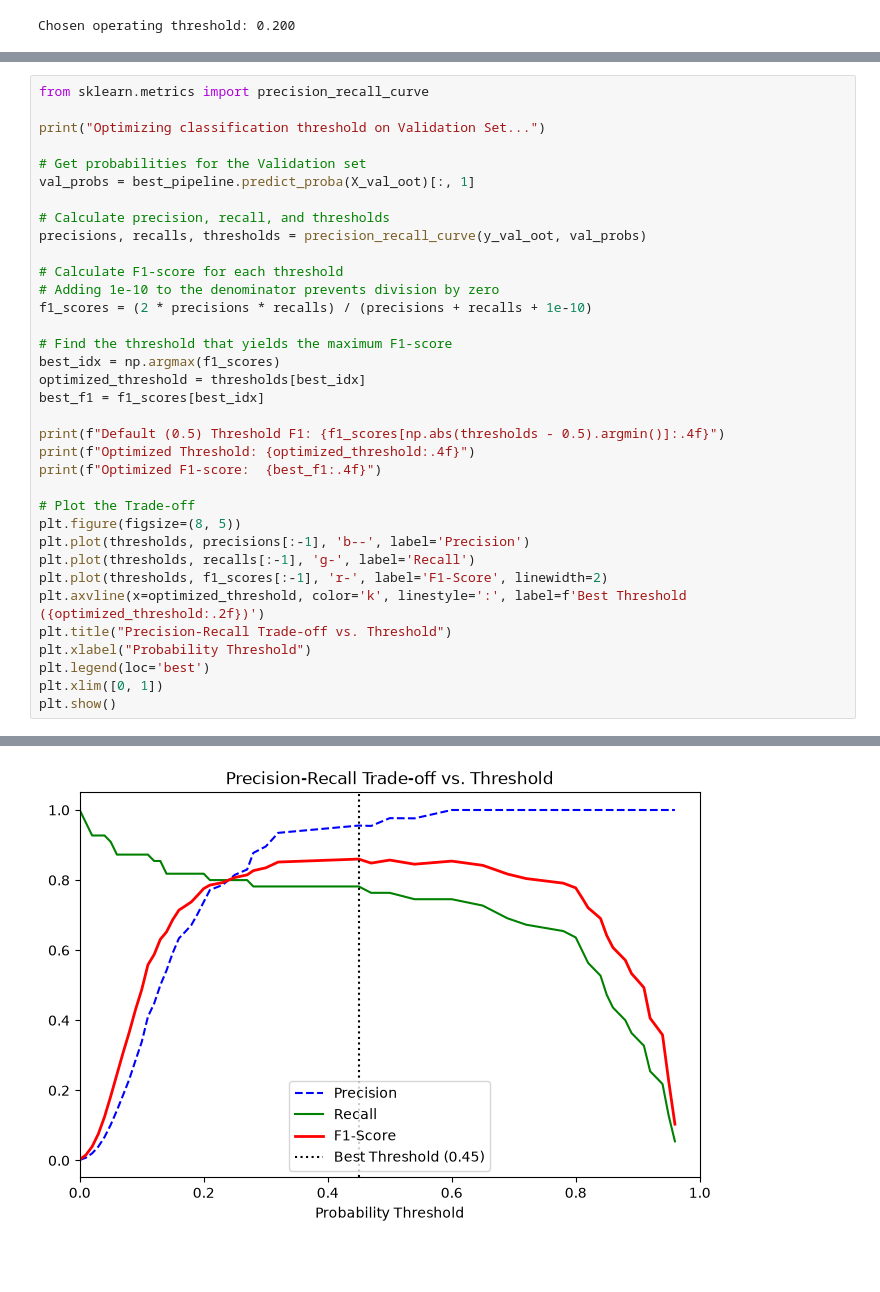
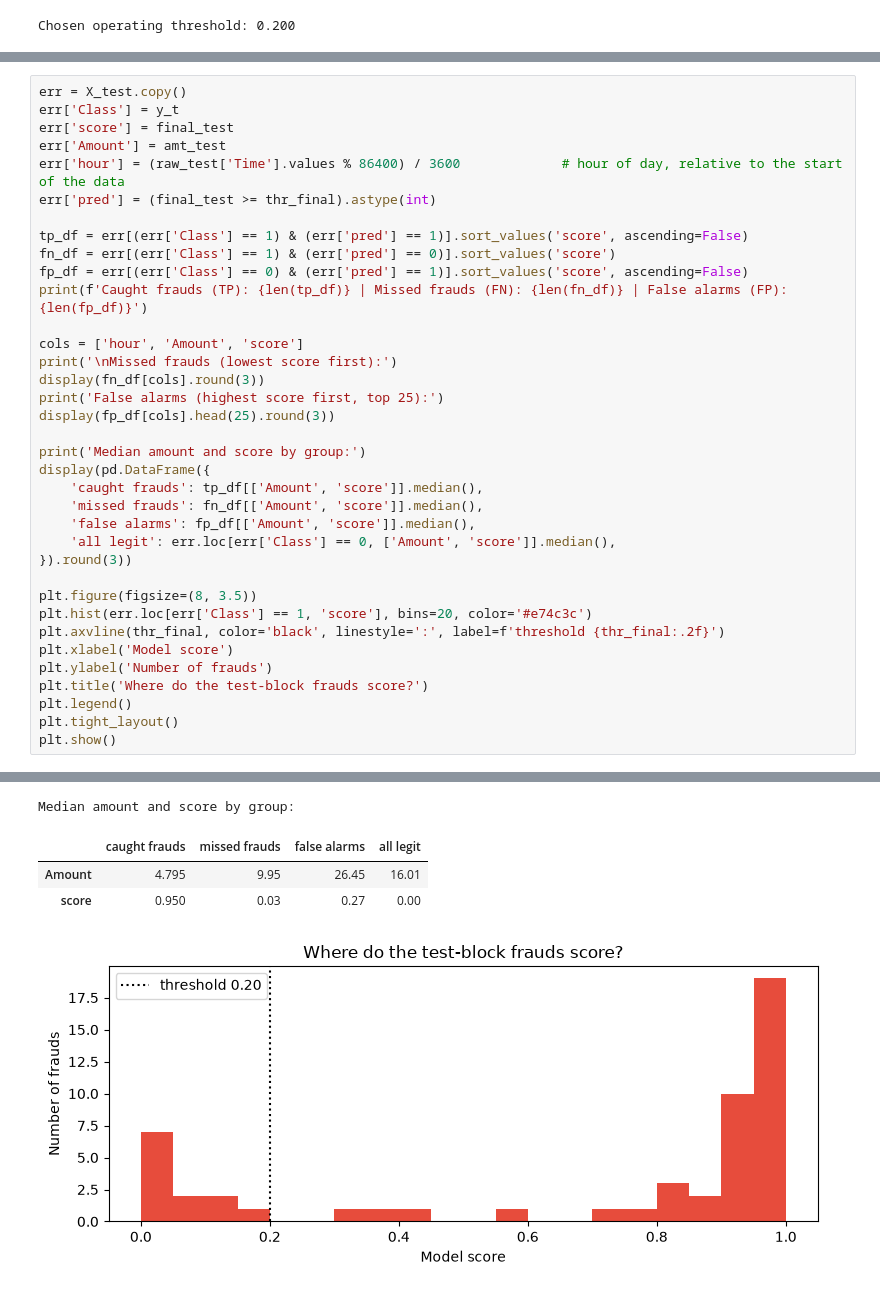
Before and after one commit to shashwat-158/credit-card-fraud-detection, a Jupyter notebook: notebook/credit_card_fraud_detection.ipynb, the cells around one changed output, grey strips where cells are left out. Cells and saved outputs as stored; diff of their text form; blank space fills up the shorter version.

```diff
--- a/notebook/credit_card_fraud_detection.ipynb
+++ b/notebook/credit_card_fraud_detection.ipynb
@@ -937,36 +990,37 @@ Training complete!
 # %%
-from sklearn.metrics import precision_recall_curve
+err = X_test.copy()
+err['Class'] = y_t
+err['score'] = final_test
+err['Amount'] = amt_test
+err['hour'] = (raw_test['Time'].values % 86400) / 3600             # hour of day, relative to the start of the data
+err['pred'] = (final_test >= thr_final).astype(int)
 
-print("Optimizing classification threshold on Validation Set...")
+tp_df = err[(err['Class'] == 1) & (err['pred'] == 1)].sort_values('score', ascending=False)
+fn_df = err[(err['Class'] == 1) & (err['pred'] == 0)].sort_values('score')
+fp_df = err[(err['Class'] == 0) & (err['pred'] == 1)].sort_values('score', ascending=False)
+print(f'Caught frauds (TP): {len(tp_df)} | Missed frauds (FN): {len(fn_df)} | False alarms (FP): {len(fp_df)}')
 
-# Get probabilities for the Validation set
-val_probs = best_pipeline.predict_proba(X_val_oot)[:, 1]
+cols = ['hour', 'Amount', 'score']
+print('\nMissed frauds (lowest score first):')
+display(fn_df[cols].round(3))
+print('False alarms (highest score first, top 25):')
+display(fp_df[cols].head(25).round(3))
 
-# Calculate precision, recall, and thresholds
-precisions, recalls, thresholds = precision_recall_curve(y_val_oot, val_probs)
+print('Median amount and score by group:')
+display(pd.DataFrame({
+    'caught frauds': tp_df[['Amount', 'score']].median(),
+    'missed frauds': fn_df[['Amount', 'score']].median(),
+    'false alarms': fp_df[['Amount', 'score']].median(),
+    'all legit': err.loc[err['Class'] == 0, ['Amount', 'score']].median(),
+}).round(3))
 
-# Calculate F1-score for each threshold
-# Adding 1e-10 to the denominator prevents division by zero
-f1_scores = (2 * precisions * recalls) / (precisions + recalls + 1e-10)
-
-# Find the threshold that yields the maximum F1-score
-best_idx = np.argmax(f1_scores)
-optimized_threshold = thresholds[best_idx]
-best_f1 = f1_scores[best_idx]
-
-print(f"Default (0.5) Threshold F1: {f1_scores[np.abs(thresholds - 0.5).argmin()]:.4f}")
-print(f"Optimized Threshold: {optimized_threshold:.4f}")
-print(f"Optimized F1-score:  {best_f1:.4f}")
-
-# Plot the Trade-off
-plt.figure(figsize=(8, 5))
-plt.plot(thresholds, precisions[:-1], 'b--', label='Precision')
-plt.plot(thresholds, recalls[:-1], 'g-', label='Recall')
-plt.plot(thresholds, f1_scores[:-1], 'r-', label='F1-Score', linewidth=2)
-plt.axvline(x=optimized_threshold, color='k', linestyle=':', label=f'Best Threshold ({optimized_threshold:.2f})')
-plt.title("Precision-Recall Trade-off vs. Threshold")
-plt.xlabel("Probability Threshold")
-plt.legend(loc='best')
-plt.xlim([0, 1])
+plt.figure(figsize=(8, 3.5))
+plt.hist(err.loc[err['Class'] == 1, 'score'], bins=20, color='#e74c3c')
+plt.axvline(thr_final, color='black', linestyle=':', label=f'threshold {thr_final:.2f}')
+plt.xlabel('Model score')
+plt.ylabel('Number of frauds')
+plt.title('Where do the test-block frauds score?')
+plt.legend()
+plt.tight_layout()
 plt.show()
 # %% [output]
@@ -977,2 +1061,6 @@ Optimized F1-score:  0.8600
+Median amount and score by group:
+|  | caught frauds | missed frauds | false alarms | all legit |
+| Amount | 4.795 | 9.95 | 26.45 | 16.01 |
+| score | 0.950 | 0.03 | 0.27 | 0.00 |
-[figure, old version]
+[figure, new version]
 # %% [markdown]
```
Also changed, not shown: parts of 26 cells of this notebook, 3 other files.
